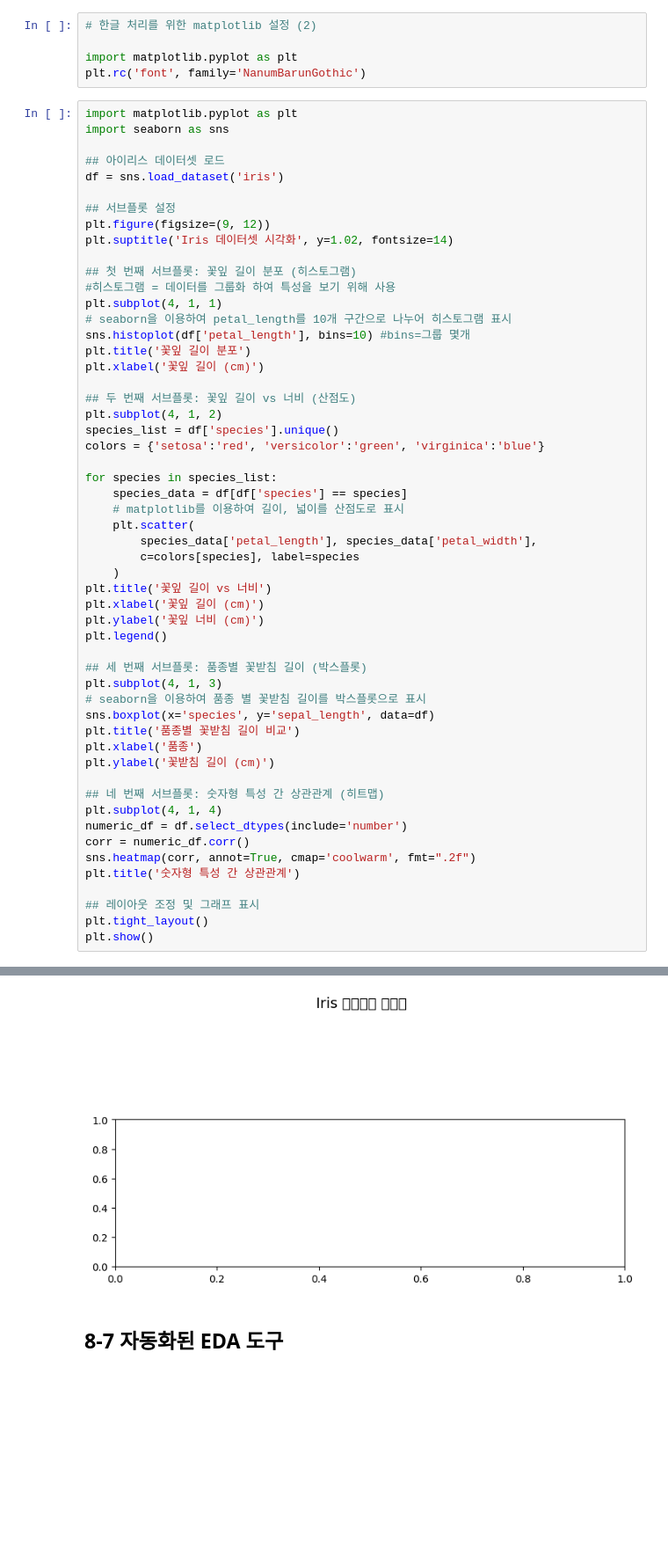
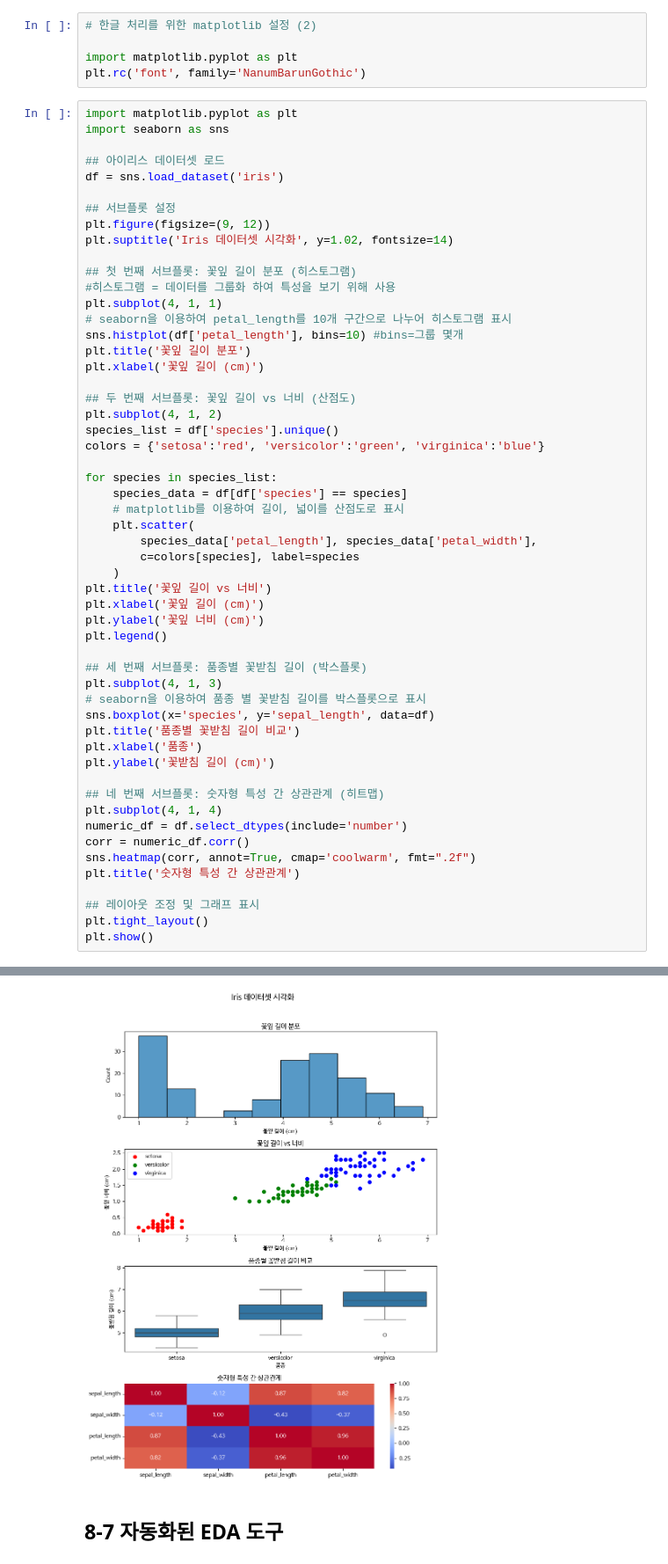
Before and after one commit to ssunm2/Data-Analysis-with-Open-Source, a Jupyter notebook: 오픈소스_데이터_분석_8강.ipynb, the cells around one changed output, grey strips where cells are left out. Shown: that part at 88% size. Saved outputs shown, nothing was run; the diff lists cells and outputs as text; blank space fills up the shorter version.

```diff
--- a/오픈소스_데이터_분석_8강.ipynb
+++ b/오픈소스_데이터_분석_8강.ipynb
@@ -246,7 +246,7 @@ plt.suptitle('Iris 데이터셋 시각화', y=1.02, fontsize=14)
 #히스토그램 = 데이터를 그룹화 하여 특성을 보기 위해 사용
 plt.subplot(4, 1, 1)
 # seaborn을 이용하여 petal_length를 10개 구간으로 나누어 히스토그램 표시
-sns.histoplot(df['petal_length'], bins=10) #bins=그룹 몇개
+sns.histplot(df['petal_length'], bins=10) #bins=그룹 몇개
 plt.title('꽃잎 길이 분포')
 plt.xlabel('꽃잎 길이 (cm)')
 
@@ -307,4 +289,4 @@ WARNING:matplotlib.font_manager:findfont: Font family 'NanumBarunGothic' not fou
-[figure, old version]
+[figure, new version]
 # %% [markdown]
 ## 8-7 자동화된 EDA 도구
 # %%
```
Also changed, not shown: parts of 3 cells of this notebook.
